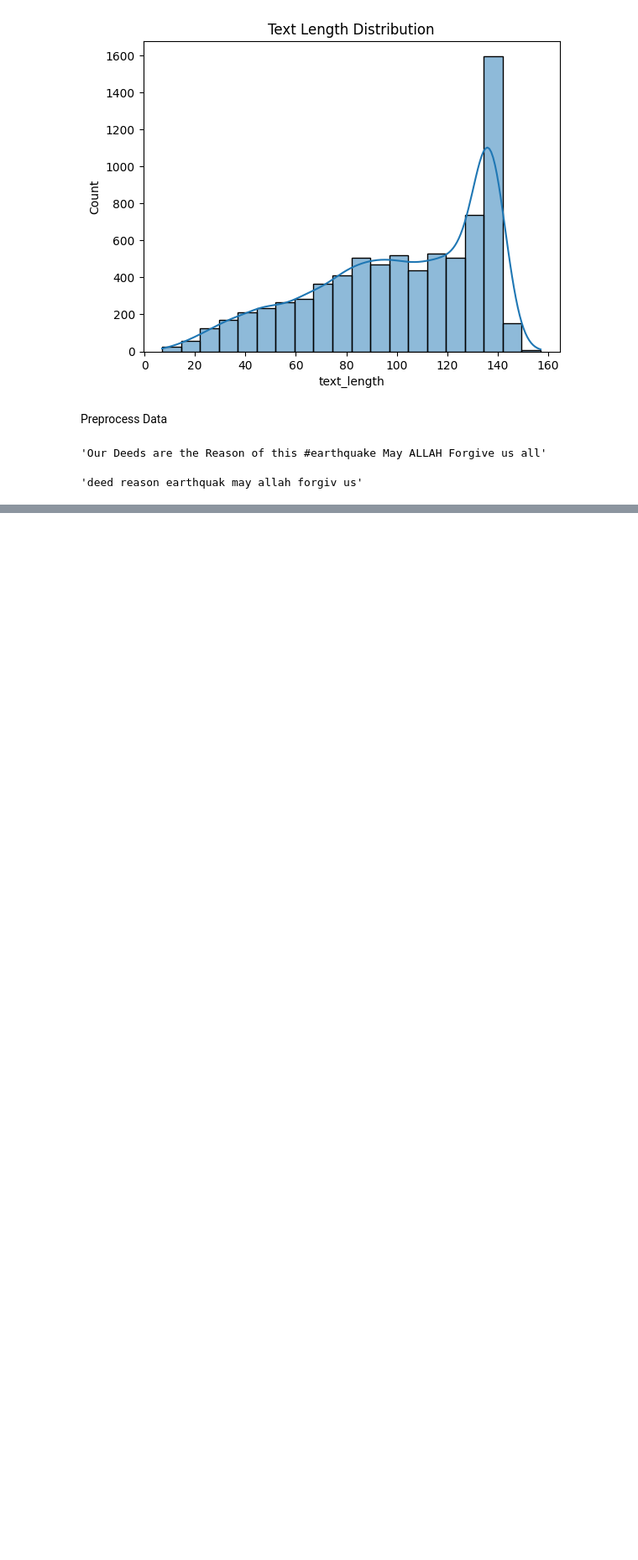
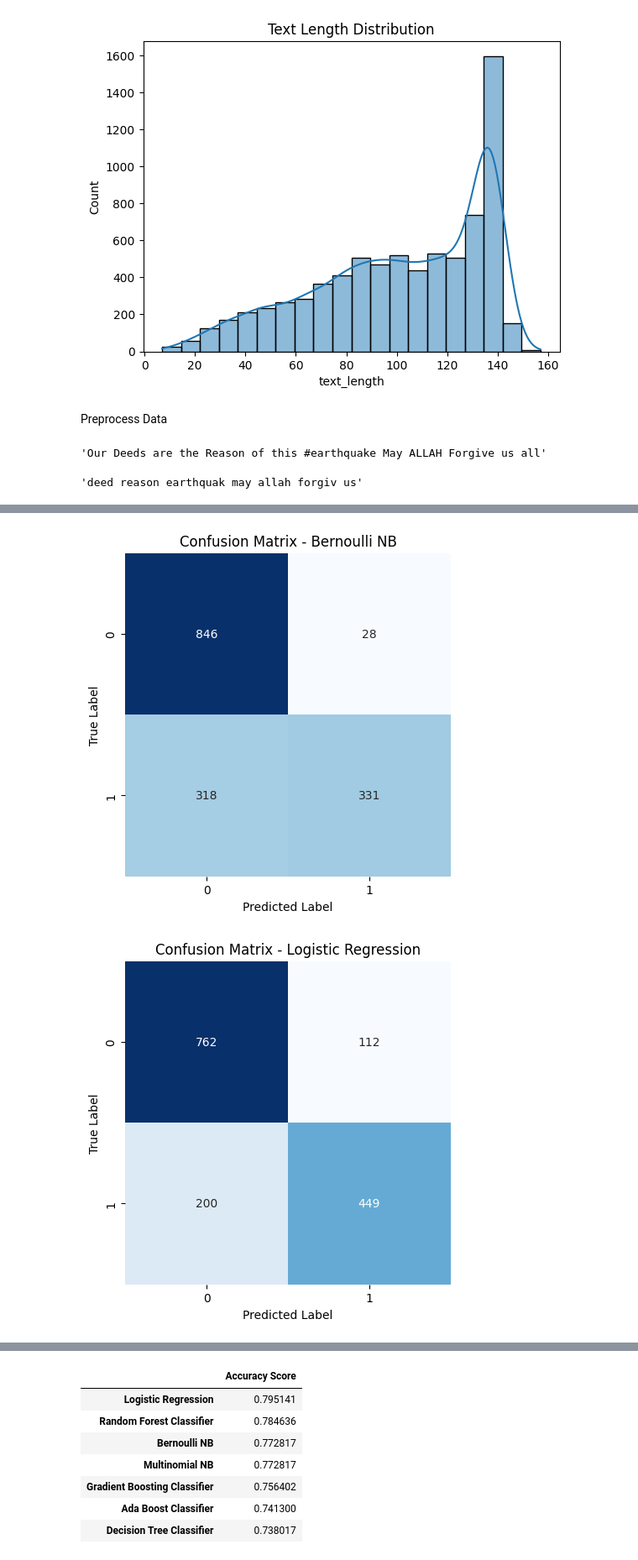
Before and after one commit to marshanabilah/disaster-tweets, a Jupyter notebook: nlp.ipynb, the cells around one changed output, grey strips where cells are left out. Shown: that part at 84% size. Cells and saved outputs as stored; diff of their text form; code cells hidden in the pictures; blank space fills up the shorter version.

```diff
--- a/nlp.ipynb
+++ b/nlp.ipynb
@@ -127,0 +216,48 @@ df.iloc[0]["cleaned_text"]
+# %%
+def classification_test(x,y,vect,confusion_mtr=False):
+    b=BernoulliNB()
+    l=LogisticRegression()
+    d=DecisionTreeClassifier()
+    rf=RandomForestClassifier()
+    h=GradientBoostingClassifier()
+    a=AdaBoostClassifier()
+    m=MultinomialNB()
+    algos=[b,l,d,rf,h,a,b]
+
+    algo_names=['Bernoulli NB','Logistic Regression','Decision Tree Classifier','Random Forest Classifier','Gradient Boosting Classifier','Ada Boost Classifier','Multinomial NB']
+
+    accuracy=[]
+    x_train,x_test,y_train,y_test=train_test_split(x,y,test_size=0.2,random_state=42)
+    result=pd.DataFrame(columns=['Accuracy Score'],index=algo_names)
+
+    for i, algo in enumerate(algos):
+        x_train_dtm = vect.fit_transform(x_train)
+        x_test_dtm = vect.transform(x_test)
+
+        if hasattr(algo, 'fit'):
+            x_train_dtm = x_train_dtm
+            x_test_dtm = x_test_dtm
+
+        p = algo.fit(x_train_dtm, y_train).predict(x_test_dtm)
+        accuracy.append(accuracy_score(y_test, p))
+        if confusion_mtr:
+            cm = confusion_matrix(y_test, p)
+            plt.figure(figsize=(5, 5))
+            sns.heatmap(cm, annot=True, fmt='d', cmap='Blues', xticklabels=algo.classes_, yticklabels=algo.classes_,cbar=None)
+            plt.title(f"Confusion Matrix - {algo_names[i]}")
+            plt.xlabel('Predicted Label')
+            plt.ylabel('True Label')
+            plt.show()
+
+    result['Accuracy Score']=accuracy
+    r_table=result.sort_values('Accuracy Score',ascending=False)
+    return r_table[['Accuracy Score']]
+# %%
+x=df["cleaned_text"]
+y=df["target"]
+# %%
+vect = CountVectorizer(ngram_range=(1,2))
+classification_test(x,y,vect,confusion_mtr=True)
+# %% [output]
+[figure, added]
+[figure, added]
@@ -127,0 +269,8 @@ df.iloc[0]["cleaned_text"]
+|  | Accuracy Score |
+| Logistic Regression | 0.795141 |
+| Random Forest Classifier | 0.784636 |
+| Bernoulli NB | 0.772817 |
+| Multinomial NB | 0.772817 |
+| Gradient Boosting Classifier | 0.756402 |
+| Ada Boost Classifier | 0.741300 |
+| Decision Tree Classifier | 0.738017 |
```
Also changed, not shown: parts of 22 cells of this notebook, 3 other files.
